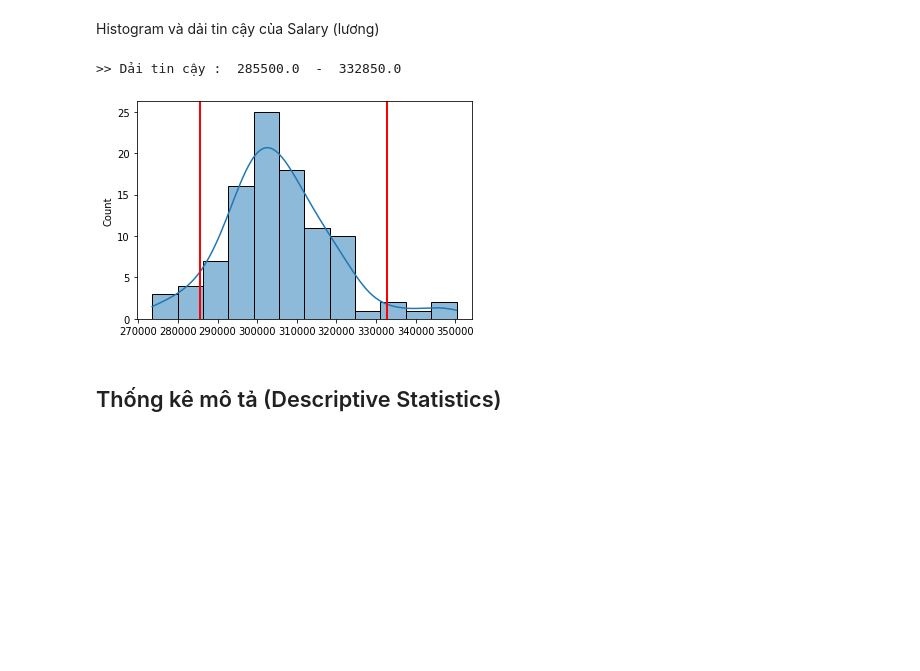
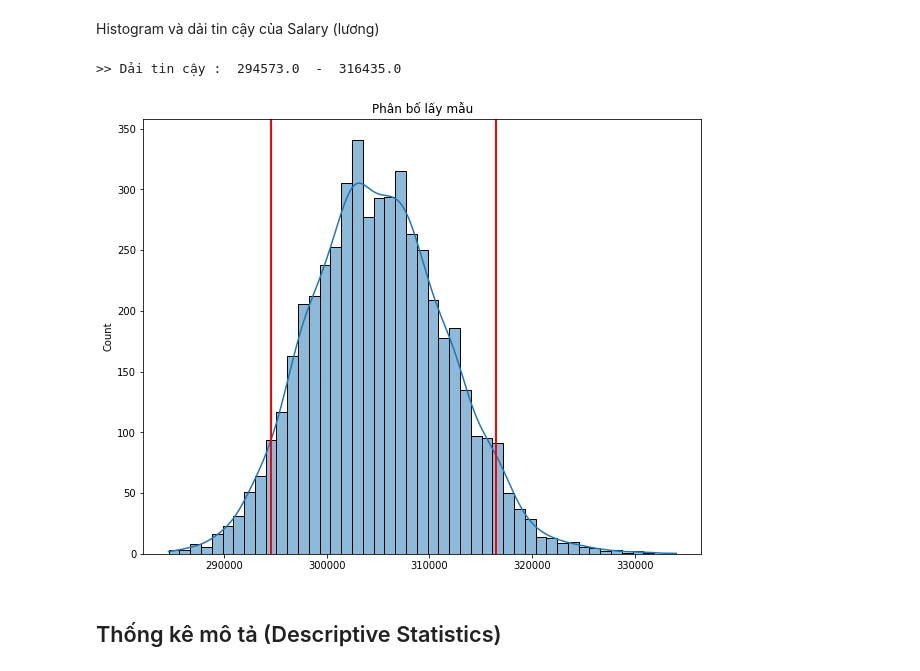
Before and after one commit to phuocleoceo/Bootstrap-Sampling, a Jupyter notebook: code.ipynb, the cells around one changed output. Saved outputs shown, nothing was run; the diff lists cells and outputs as text; code cells hidden in the pictures; blank space fills up the shorter version.

```diff
--- a/code.ipynb
+++ b/code.ipynb
@@ -44,13 +44,13 @@ print(list(dataset))
 # %% [markdown]
 Xóa các cột dữ liệu không cần thiết
 # %%
-unnecessary_column = ["DOB", "10percentage", "10board", "12graduation",
+unnecessary_column = ["ID","DOB", "10percentage", "10board", "12graduation",
                       "12percentage", "12board", "CollegeID", "CollegeCityID",
-                      "CollegeCityTier", "CollegeState", "English", "Logical",
-                      "Quant", "Domain", "ComputerProgramming", "ElectronicsAndSemicon",
-                      "ComputerScience", "MechanicalEngg", "ElectricalEngg", "TelecomEngg",
-                      "CivilEngg", "conscientiousness", "agreeableness", "extraversion",
-                      "nueroticism", "openess_to_experience"]
+                      "CollegeCityTier", "CollegeState", "Degree", "GraduationYear",
+                      "English", "Logical", "Quant", "Domain", "ComputerProgramming",
+                      "ElectronicsAndSemicon", "ComputerScience", "MechanicalEngg",
+                      "ElectricalEngg", "TelecomEngg", "CivilEngg", "conscientiousness",
+                      "agreeableness", "extraversion", "nueroticism", "openess_to_experience"]
 dataset = dataset.drop(unnecessary_column, axis=1)
 # %% [markdown]
 Format lại các giá trị cần thiết
@@ -93,6 +93,8 @@ def Bootstrap_Statistic(n,M,x):
     # print(sample.shape, sample)
     # print(sample_mean.shape, sample_mean)
 
+    plt.figure(figsize=(10, 8))
+    plt.title("Phân bố lấy mẫu")
     # Đồ thị histogram
     sns.histplot(data=sample_mean, kde=True)
 
@@ -114,10 +116,10 @@ def Bootstrap_Statistic(n,M,x):
 # %% [markdown]
 Histogram và dải tin cậy của Salary (lương)
 # %%
-Bootstrap_Statistic(200, 100, 90)
+Bootstrap_Statistic(1000, 5000, 90)
 # %% [output]
->> Dải tin cậy :  285500.0  -  332850.0
+>> Dải tin cậy :  294573.0  -  316435.0
-[figure, old version]
+[figure, new version]
 # %% [markdown]
 ## Thống kê mô tả (Descriptive Statistics)
 # %% [markdown]
```
Also changed, not shown: parts of 13 cells of this notebook.
